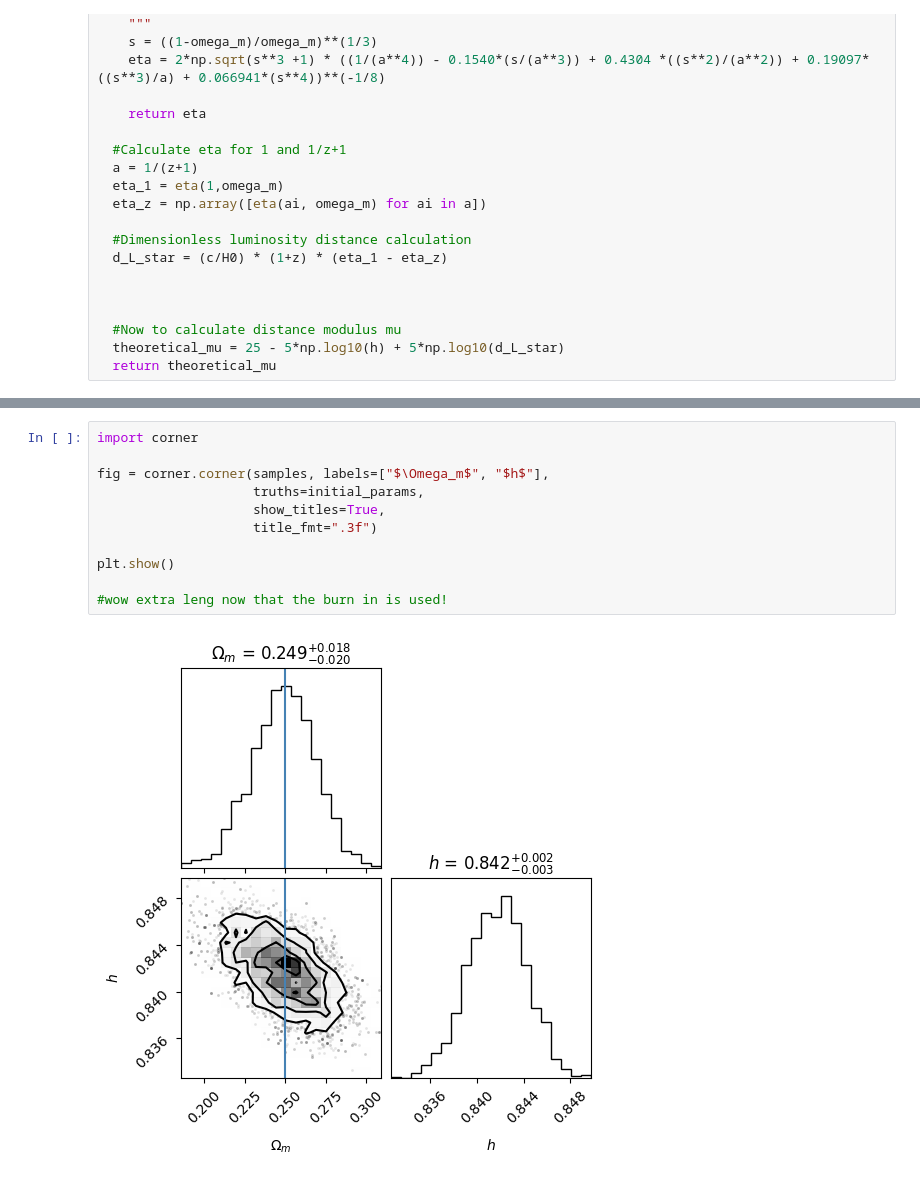
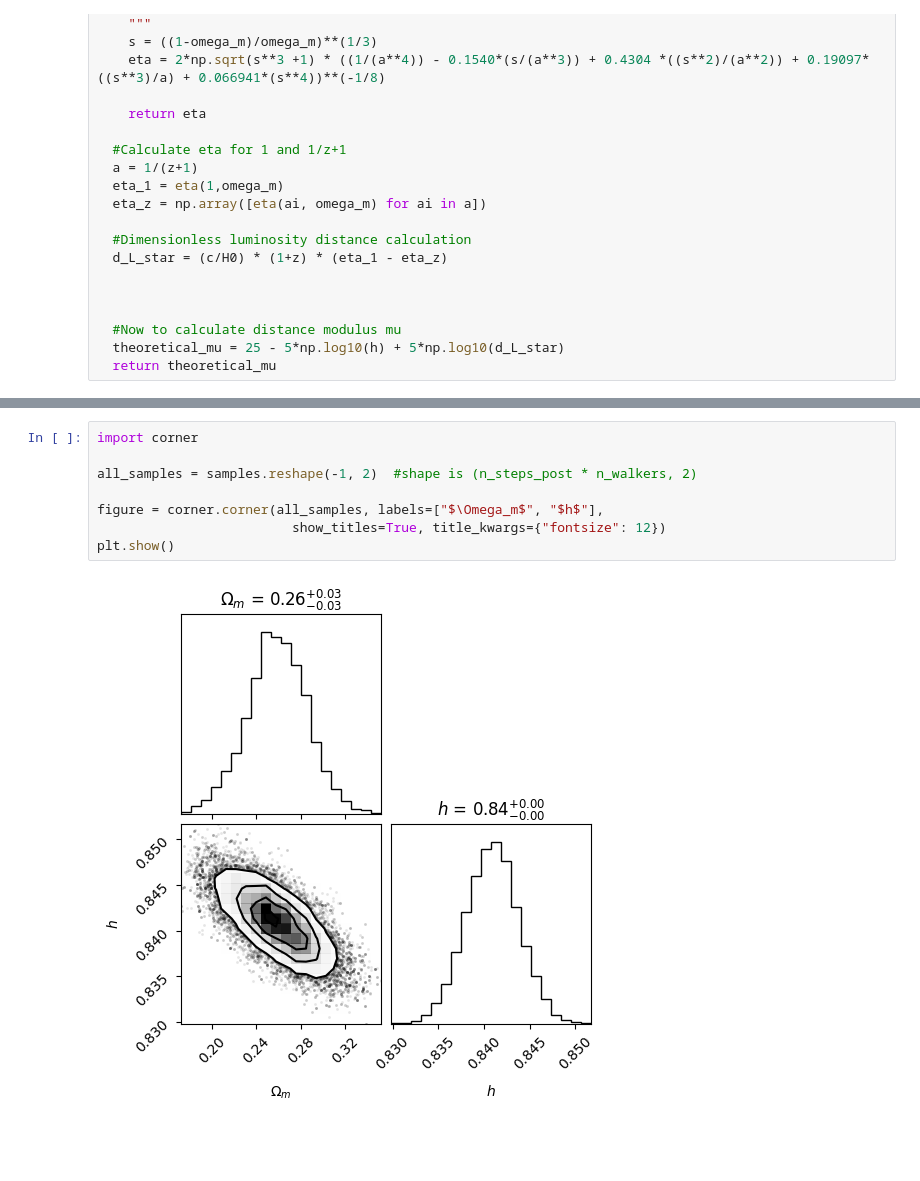
Before and after one commit to josephasal/cosmo_inference, a Jupyter notebook: mcmc/MCMC_implementation.ipynb, the cells around one changed output, grey strips where cells are left out. Saved outputs shown, nothing was run; the diff lists cells and outputs as text; blank space fills up the shorter version.

Commit message:
Implemented multiple walkers Trace plot of 1 walker through time Need to expand to include all walkers with time

```diff
--- a/mcmc/MCMC_implementation.ipynb
+++ b/mcmc/MCMC_implementation.ipynb
@@ -244,16 +268,13 @@ Requirement already satisfied: six>=1.5 in /usr/local/lib/python3.11/dist-packag
 Downloading corner-2.2.3-py3-none-any.whl (15 kB)
 Installing collected packages: corner
 Successfully installed corner-2.2.3
-# %%
-import corner
-
-fig = corner.corner(samples, labels=["$\Omega_m$", "$h$"],
-                    truths=initial_params,
-                    show_titles=True,
-                    title_fmt=".3f")
-
-plt.show()
-
-#wow extra leng now that the burn in is used!
-# %% [output]
-[figure, removed]
+# %%
+import corner
+
+all_samples = samples.reshape(-1, 2)  #shape is (n_steps_post * n_walkers, 2)
+
+figure = corner.corner(all_samples, labels=["$\Omega_m$", "$h$"],
+                         show_titles=True, title_kwargs={"fontsize": 12})
+plt.show()
+# %% [output]
+[figure, added]
```
Also changed, not shown: parts of 5 cells of this notebook.
